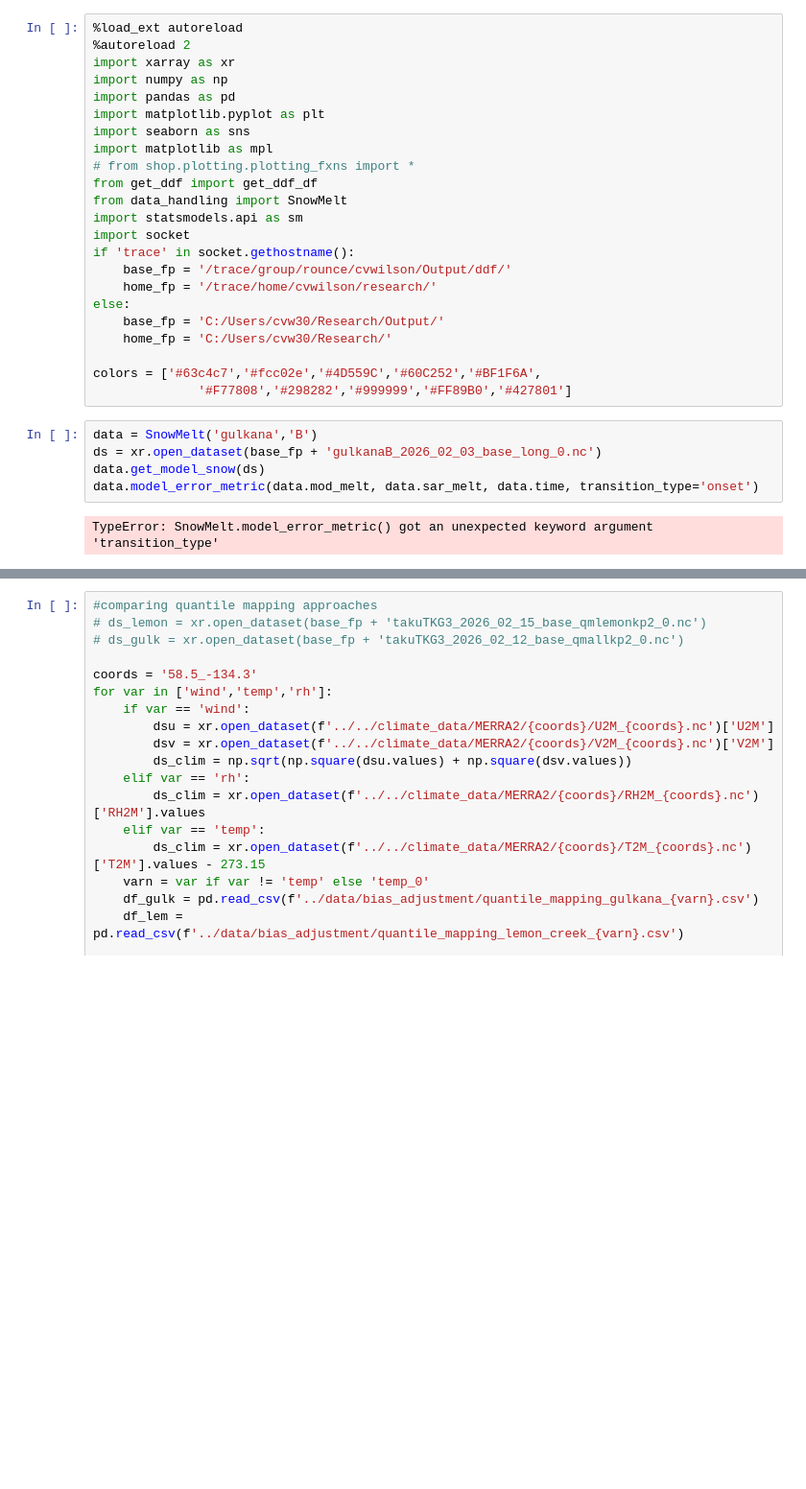
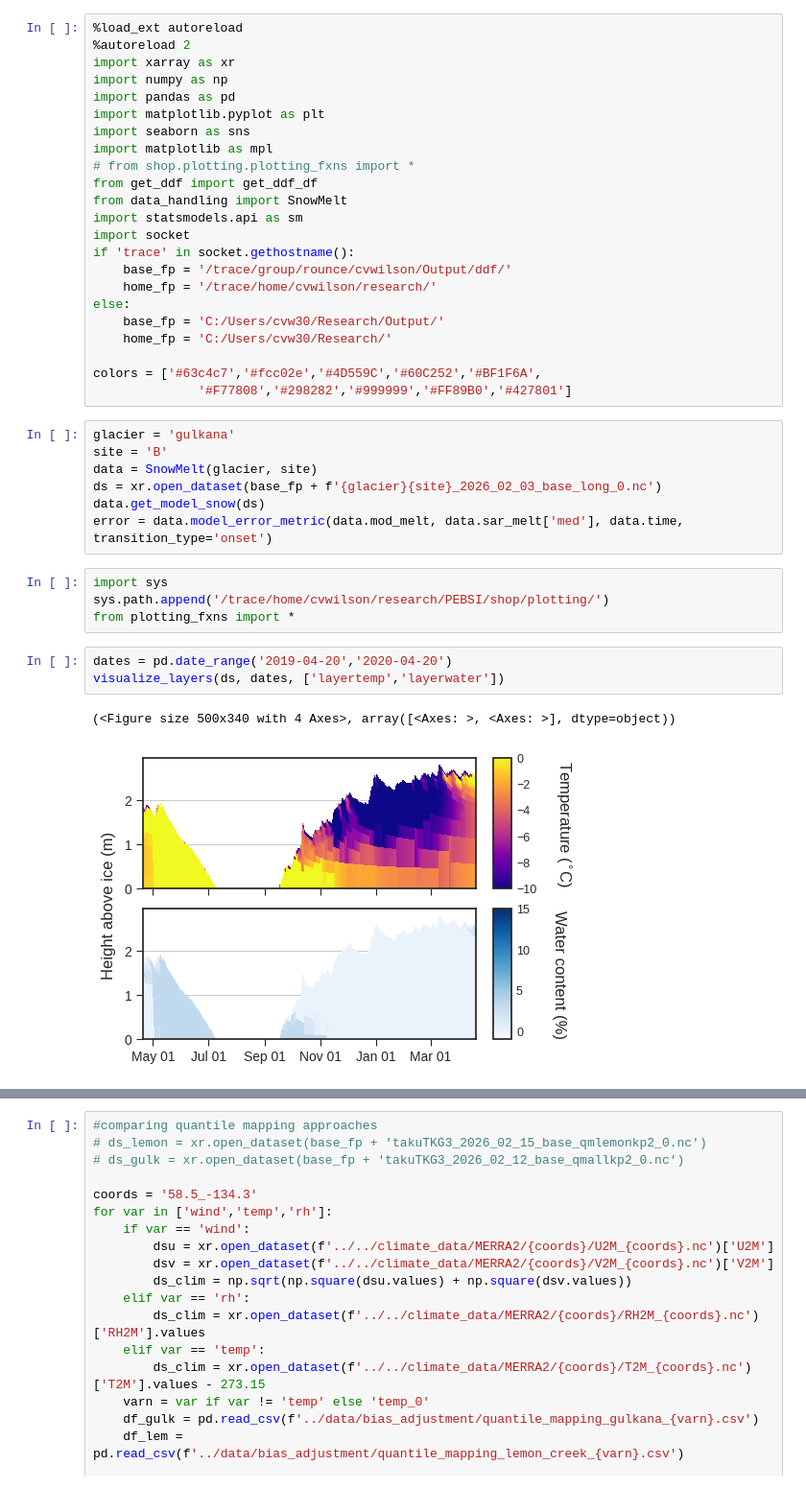
Before and after one commit to clairevwilson/PEBSI, a Jupyter notebook: project/explore.ipynb, the cells around one changed output, grey strips where cells are left out. Shown at 96% size. Cells and saved outputs as stored; diff of their text form; blank space fills up the shorter version.

```diff
--- a/project/explore.ipynb
+++ b/project/explore.ipynb
@@ -22,9 +22,19 @@ else:
 colors = ['#63c4c7','#fcc02e','#4D559C','#60C252','#BF1F6A',
               '#F77808','#298282','#999999','#FF89B0','#427801']
 # %%
-data = SnowMelt('gulkana','B')
-ds = xr.open_dataset(base_fp + 'gulkanaB_2026_02_03_base_long_0.nc')
+glacier = 'gulkana'
+site = 'B'
+data = SnowMelt(glacier, site)
+ds = xr.open_dataset(base_fp + f'{glacier}{site}_2026_02_03_base_long_0.nc')
 data.get_model_snow(ds)
-data.model_error_metric(data.mod_melt, data.sar_melt, data.time, transition_type='onset')
+error = data.model_error_metric(data.mod_melt, data.sar_melt['med'], data.time, transition_type='onset')
-# %% [output]
-TypeError: SnowMelt.model_error_metric() got an unexpected keyword argument 'transition_type'
+# %%
+import sys
+sys.path.append('/trace/home/cvwilson/research/PEBSI/shop/plotting/')
+from plotting_fxns import *
+# %%
+dates = pd.date_range('2019-04-20','2020-04-20')
+visualize_layers(ds, dates, ['layertemp','layerwater'])
+# %% [output]
+(<Figure size 500x340 with 4 Axes>, array([<Axes: >, <Axes: >], dtype=object))
+[figure, added]
```
Also changed, not shown: parts of 1 cell of this notebook, 2 other files.
